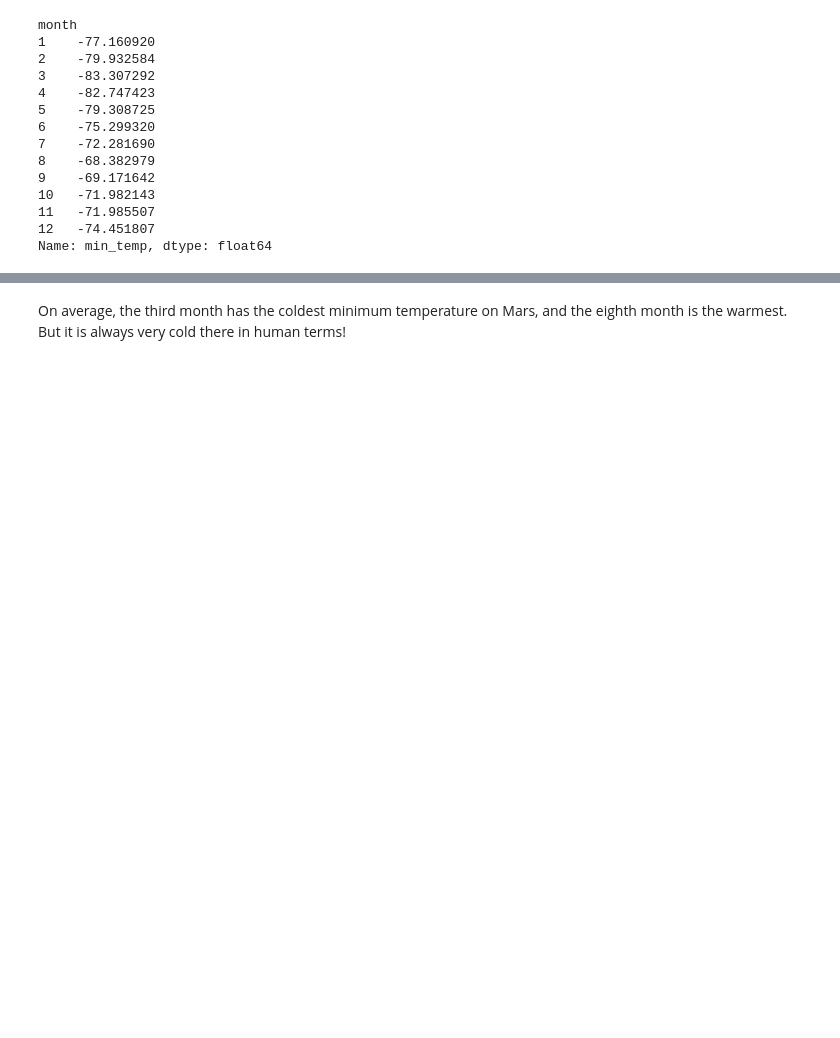
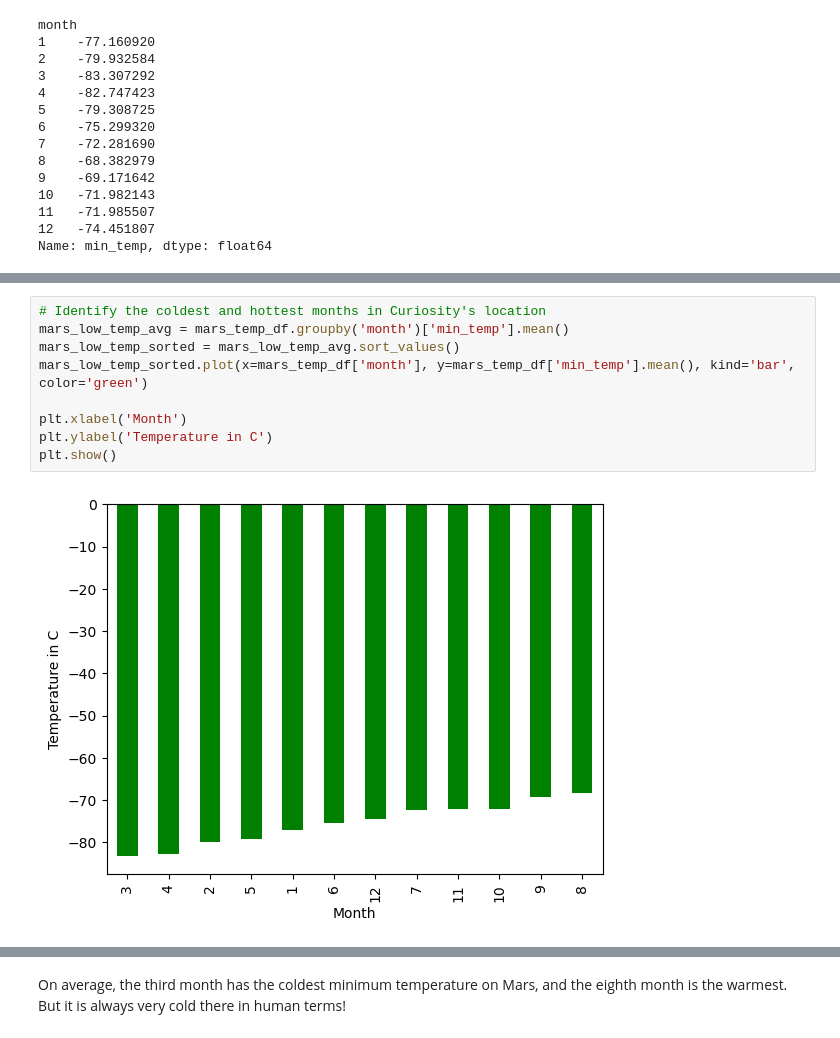
Before and after one commit to JAld3r/data-collection-challenge, a Jupyter notebook: Mars Data/part_2_mars_weather.ipynb, the cells around one changed output, grey strips where cells are left out. Cells and saved outputs as stored; diff of their text form; blank space fills up the shorter version.

```diff
--- a/Mars Data/part_2_mars_weather.ipynb
+++ b/Mars Data/part_2_mars_weather.ipynb
@@ -182,2 +173,13 @@ Name: min_temp, dtype: float64
+# %%
+# Identify the coldest and hottest months in Curiosity's location
+mars_low_temp_avg = mars_temp_df.groupby('month')['min_temp'].mean()
+mars_low_temp_sorted = mars_low_temp_avg.sort_values()
+mars_low_temp_sorted.plot(x=mars_temp_df['month'], y=mars_temp_df['min_temp'].mean(), kind='bar', color='green')
+
+plt.xlabel('Month')
+plt.ylabel('Temperature in C')
+plt.show()
+# %% [output]
+[figure, added]
 # %%
 # 4. Average pressure by Martian month
```
Also changed, not shown: parts of 10 cells of this notebook, 1 other file.
